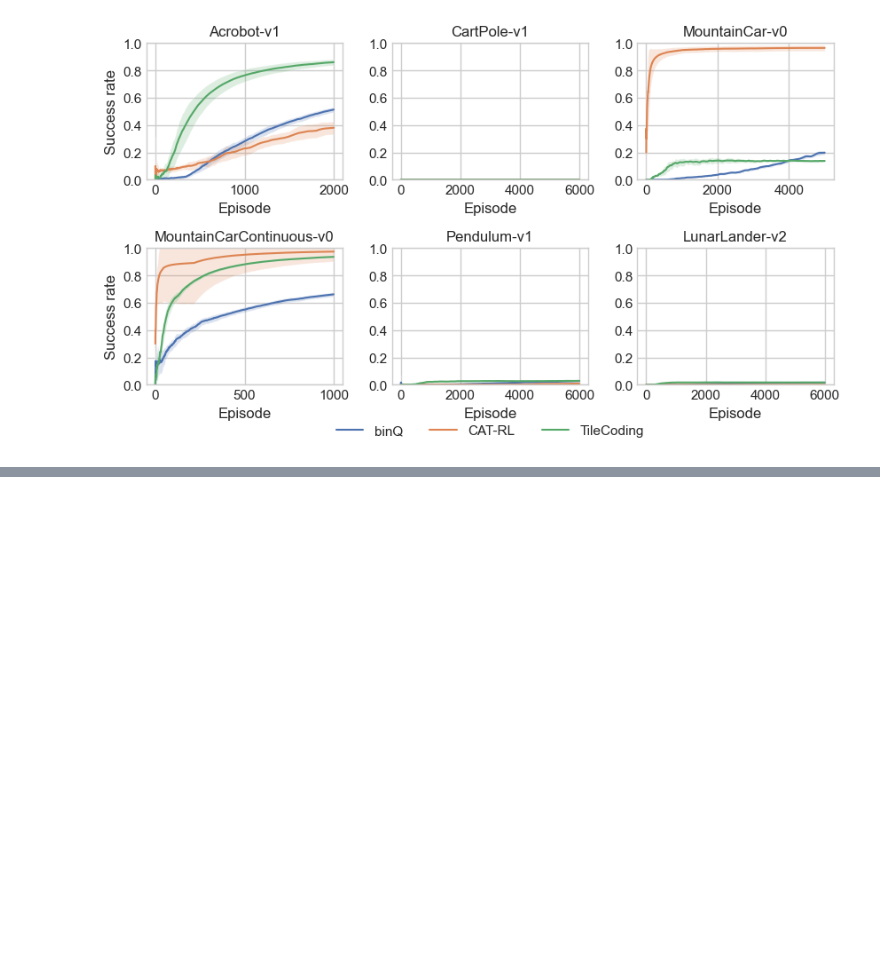
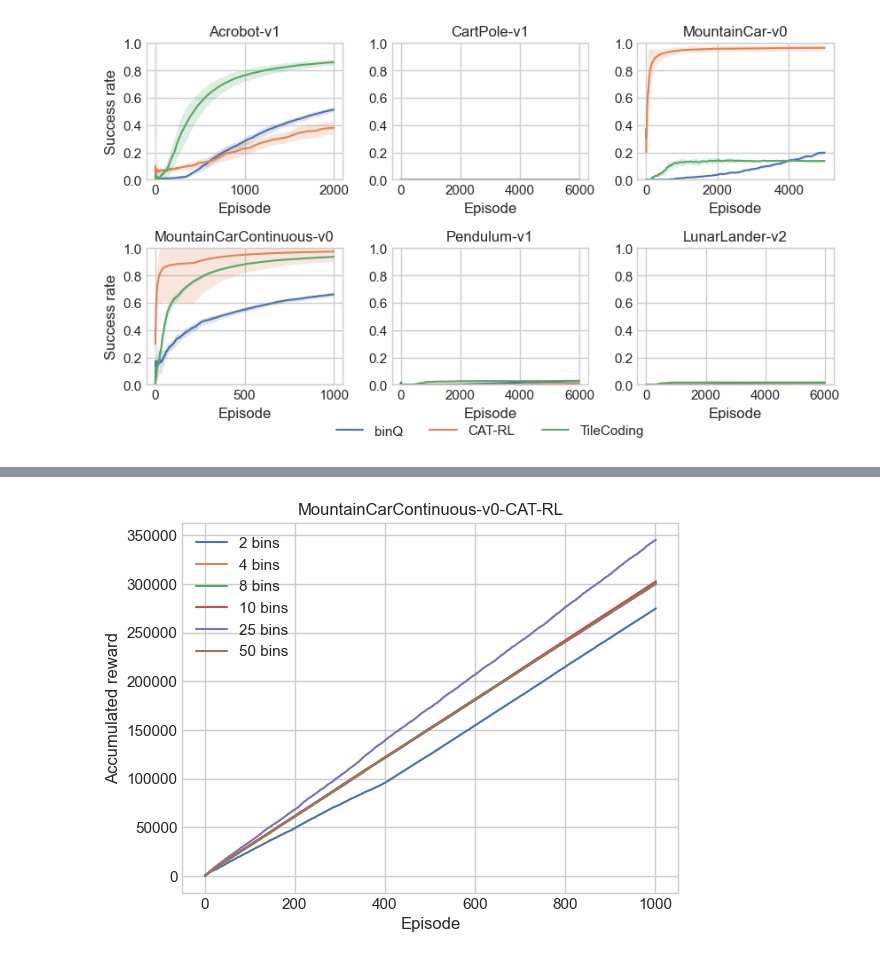
Before and after one commit to borchand/Bachelor-Project, a Jupyter notebook: plots.ipynb, the cells around one changed output, grey strips where cells are left out. Cells and saved outputs as stored; diff of their text form; code cells hidden in the pictures; blank space fills up the shorter version.

```diff
--- a/plots.ipynb
+++ b/plots.ipynb
@@ -114,0 +171,4 @@ create_plot_grid(methods, envs, seeds, "success rate")
+# %%
+plot_k_bins(methods[1], envs[0], bins, "accumulated reward")
+# %% [output]
+[figure, added]
```
Also changed, not shown: parts of 9 cells of this notebook.
